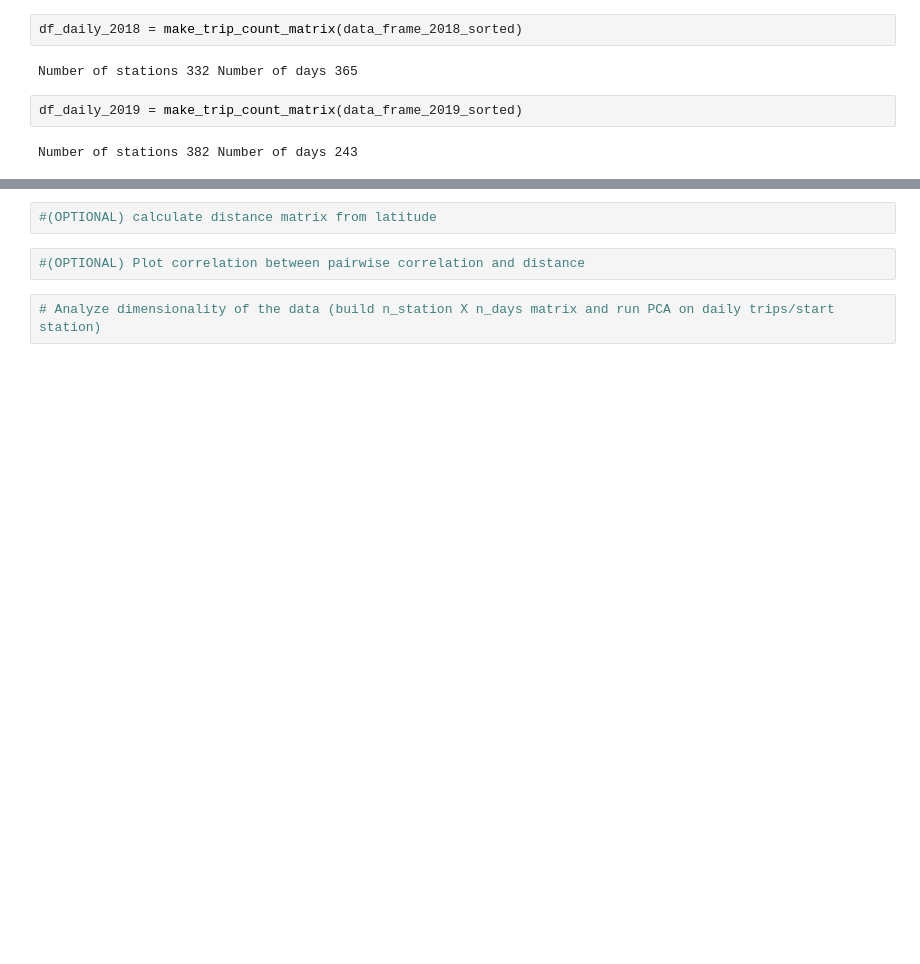
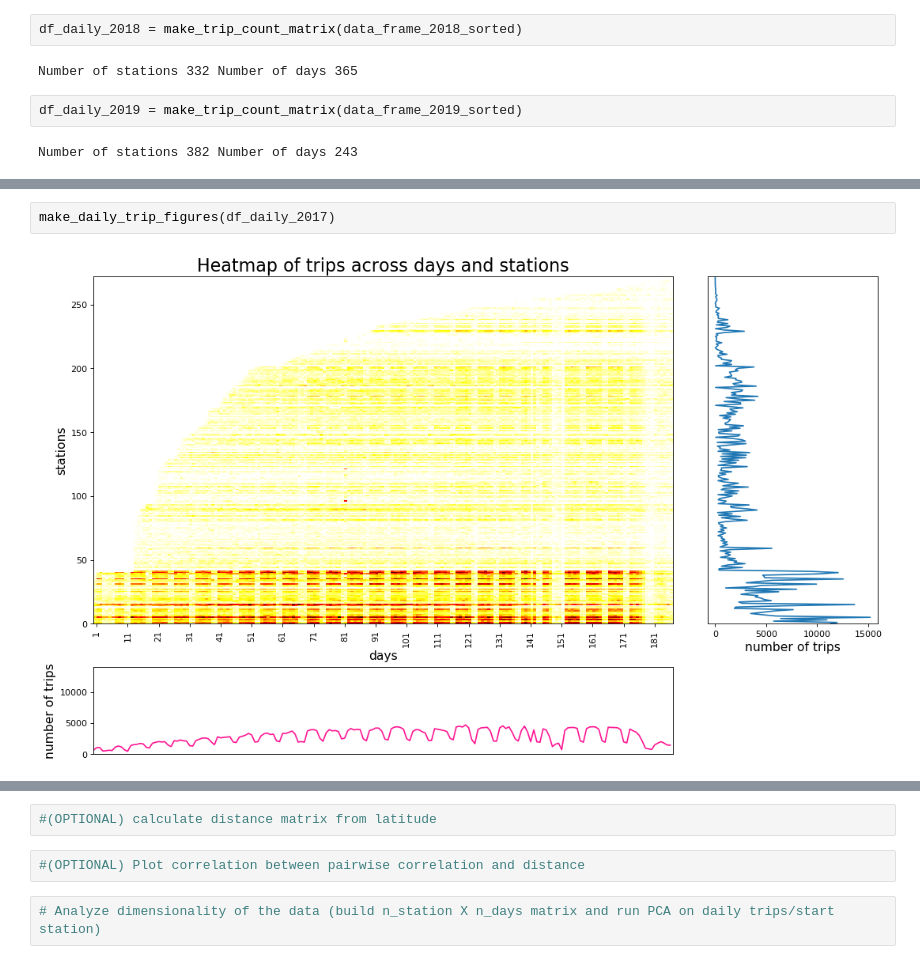
Before and after one commit to diogorpeixoto/lyftbaywheels, a Jupyter notebook: Lyft_Bay_Wheels.ipynb, the cells around one changed output, grey strips where cells are left out. Saved outputs shown, nothing was run; the diff lists cells and outputs as text; blank space fills up the shorter version.

```diff
--- a/Lyft_Bay_Wheels.ipynb
+++ b/Lyft_Bay_Wheels.ipynb
@@ -446,0 +467,4 @@ def make_daily_trip_figures(df):
+# %%
+make_daily_trip_figures(df_daily_2017)
+# %% [output]
+[figure, added]
```
Also changed, not shown: parts of 27 cells of this notebook.
